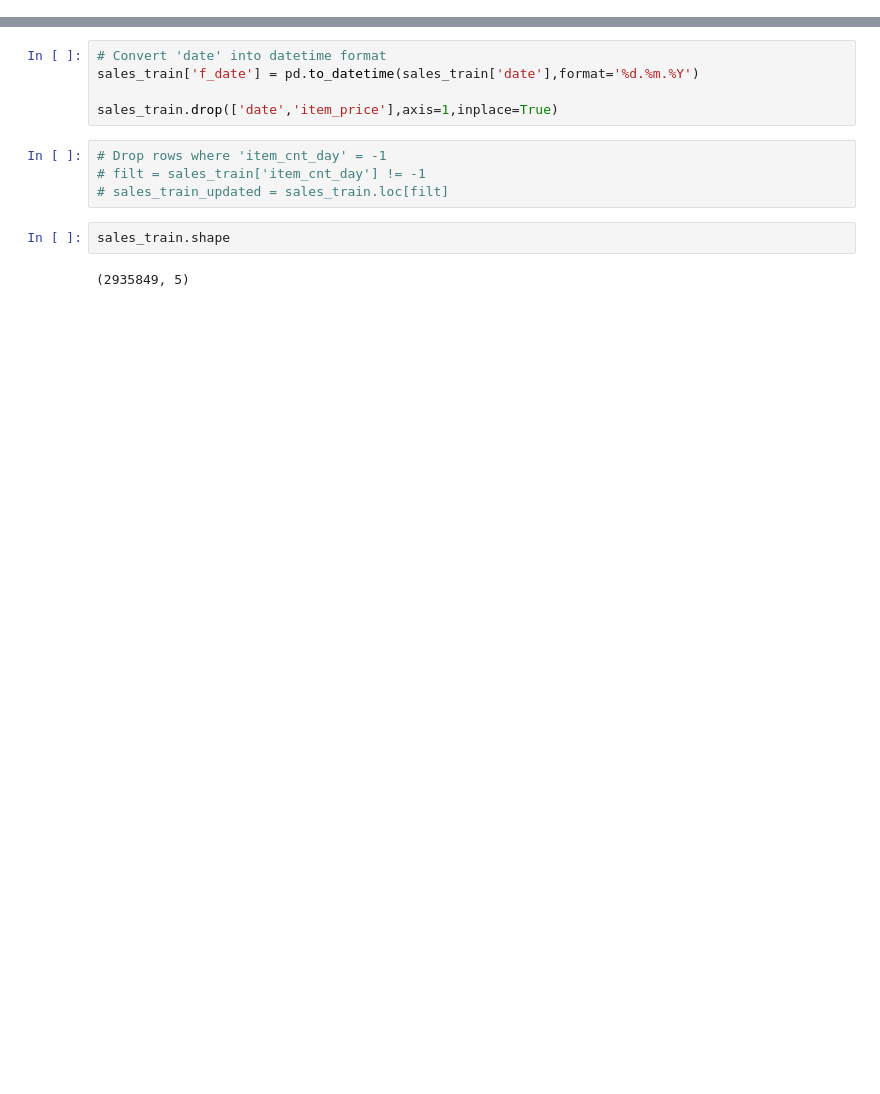
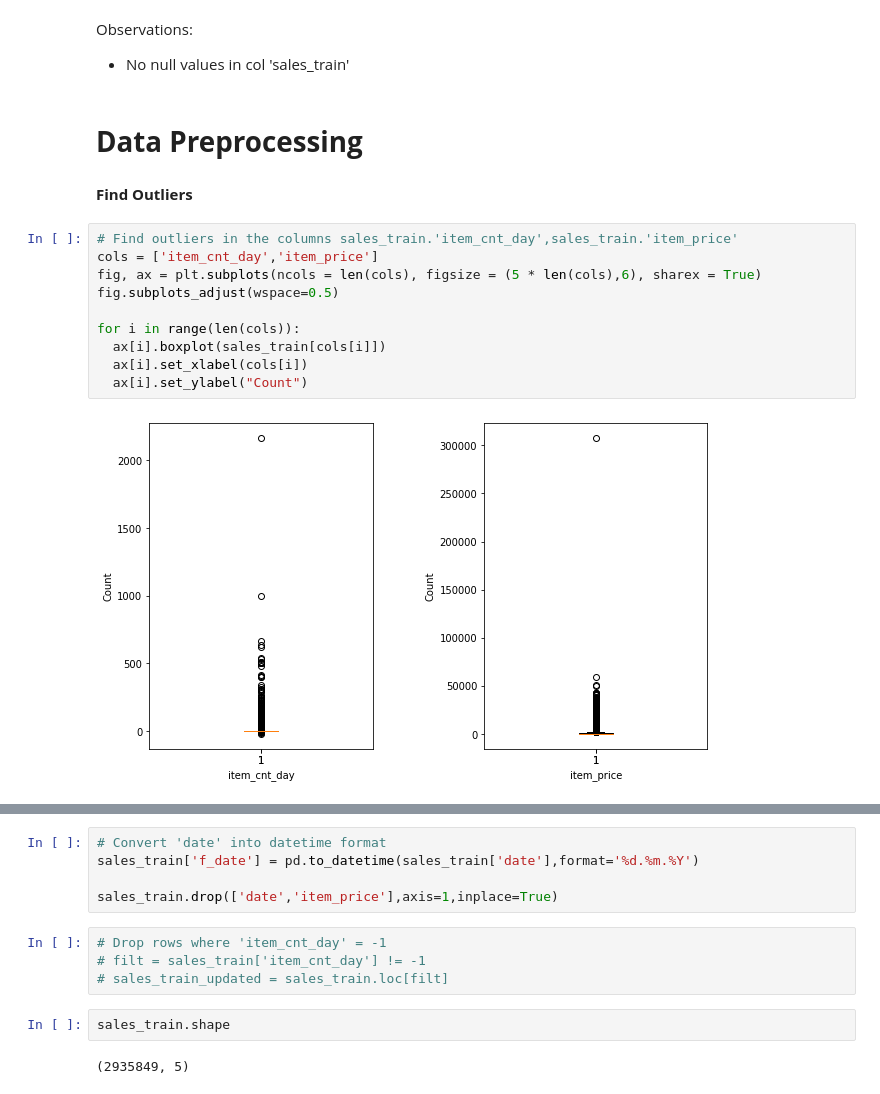
Before and after one commit to fgith/data-science, a Jupyter notebook: temp/new.ipynb, the cells around one changed output, grey strips where cells are left out. Drawn from its saved outputs; the diff is of its cells as text; blank space fills up the shorter version.

```diff
--- a/temp/new.ipynb
+++ b/temp/new.ipynb
@@ -36,0 +84,19 @@ dtype: int64
+# %% [markdown]
+Observations:
+*   No null values in col 'sales_train'
+# %% [markdown]
+# **Data Preprocessing**
+# %% [markdown]
+**Find Outliers**
+# %%
+# Find outliers in the columns sales_train.'item_cnt_day',sales_train.'item_price'
+cols = ['item_cnt_day','item_price']
+fig, ax = plt.subplots(ncols = len(cols), figsize = (5 * len(cols),6), sharex = True)
+fig.subplots_adjust(wspace=0.5)
+
+for i in range(len(cols)):
+  ax[i].boxplot(sales_train[cols[i]])
+  ax[i].set_xlabel(cols[i])
+  ax[i].set_ylabel("Count")
+# %% [output]
+[figure, added]
```
Also changed, not shown: parts of 11 cells of this notebook.
